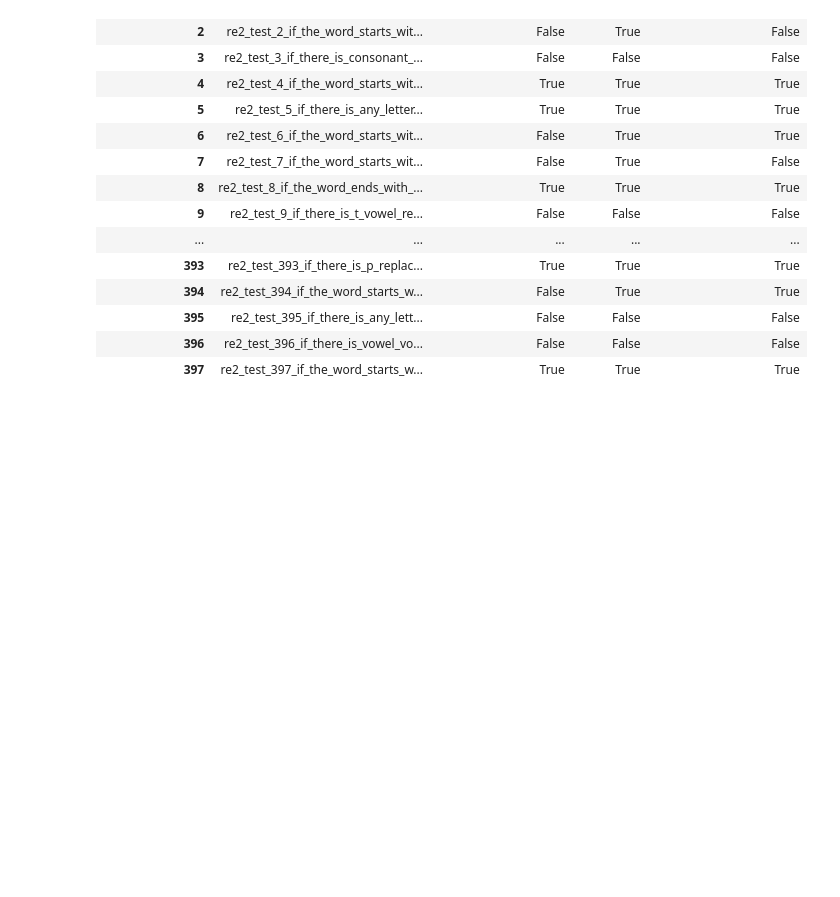
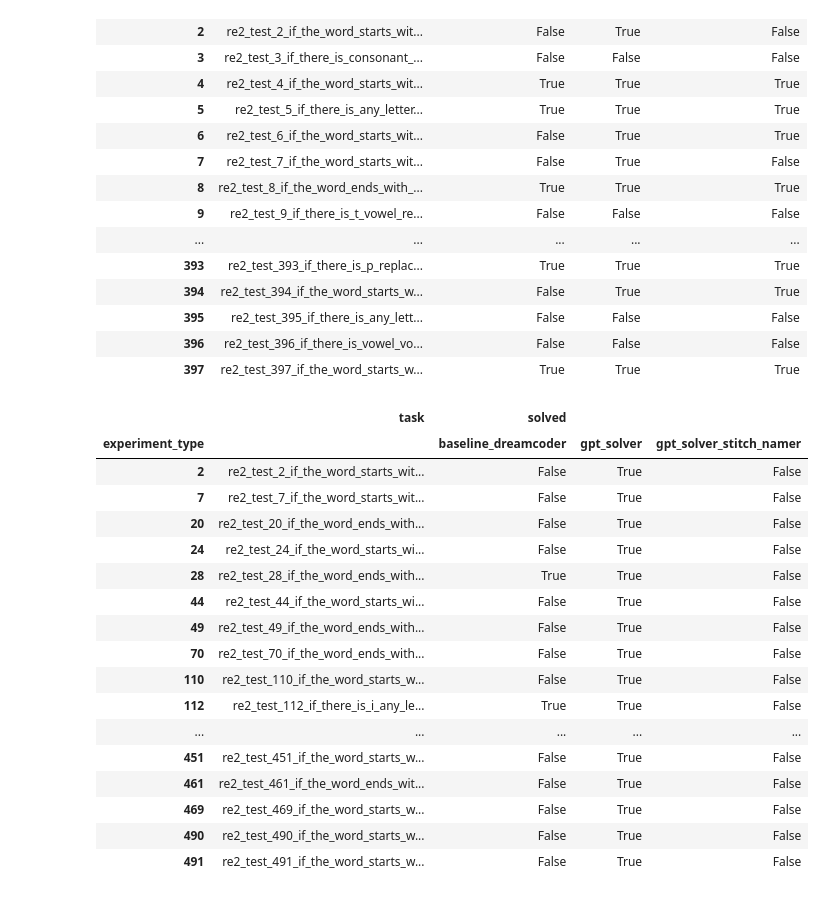
Before and after one commit to gabegrand/lilo, a Jupyter notebook: analysis/analyze_synthesis_experiment.ipynb, the cells around one changed output. Drawn from its saved outputs; the diff is of its cells as text; code cells hidden in the pictures; blank space fills up the shorter version.

```diff
--- a/analysis/analyze_synthesis_experiment.ipynb
+++ b/analysis/analyze_synthesis_experiment.ipynb
@@ -307,3 +319,28 @@ with pd.option_context('display.max_rows', None, 'display.max_colwidth', None):
 | 395 | re2_test_395_if_there_is_any_lett... | False | False | False |
 | 396 | re2_test_396_if_there_is_vowel_vo... | False | False | False |
 | 397 | re2_test_397_if_the_word_starts_w... | True | True | True |
+# %%
+with pd.option_context('display.max_rows', None, 'display.max_colwidth', None):
+    df_display = df_solved_sorted.reset_index(level=0)
+    df_display = df_display[df_display["solved"]["gpt_solver"] & ~df_display["solved"]["gpt_solver_stitch_namer"]]
+    df_display = df_display.style.set_properties(**{'text-align': 'left'}).applymap(set_color)
+    display(df_display)
+# %% [output]
+|  | task | solved |  |  |
+| experiment_type |  | baseline_dreamcoder | gpt_solver | gpt_solver_stitch_namer |
+| 2 | re2_test_2_if_the_word_starts_wit... | False | True | False |
+| 7 | re2_test_7_if_the_word_starts_wit... | False | True | False |
+| 20 | re2_test_20_if_the_word_ends_with... | False | True | False |
+| 24 | re2_test_24_if_the_word_starts_wi... | False | True | False |
+| 28 | re2_test_28_if_the_word_ends_with... | True | True | False |
+| 44 | re2_test_44_if_the_word_starts_wi... | False | True | False |
+| 49 | re2_test_49_if_the_word_ends_with... | False | True | False |
+| 70 | re2_test_70_if_the_word_ends_with... | False | True | False |
+| 110 | re2_test_110_if_the_word_starts_w... | False | True | False |
+| 112 | re2_test_112_if_there_is_i_any_le... | True | True | False |
+| ... | ... | ... | ... | ... |
+| 451 | re2_test_451_if_the_word_starts_w... | False | True | False |
+| 461 | re2_test_461_if_the_word_ends_wit... | False | True | False |
+| 469 | re2_test_469_if_the_word_starts_w... | False | True | False |
+| 490 | re2_test_490_if_the_word_starts_w... | False | True | False |
+| 491 | re2_test_491_if_the_word_starts_w... | False | True | False |
```
Also changed, not shown: parts of 11 cells of this notebook, 1 other file.
